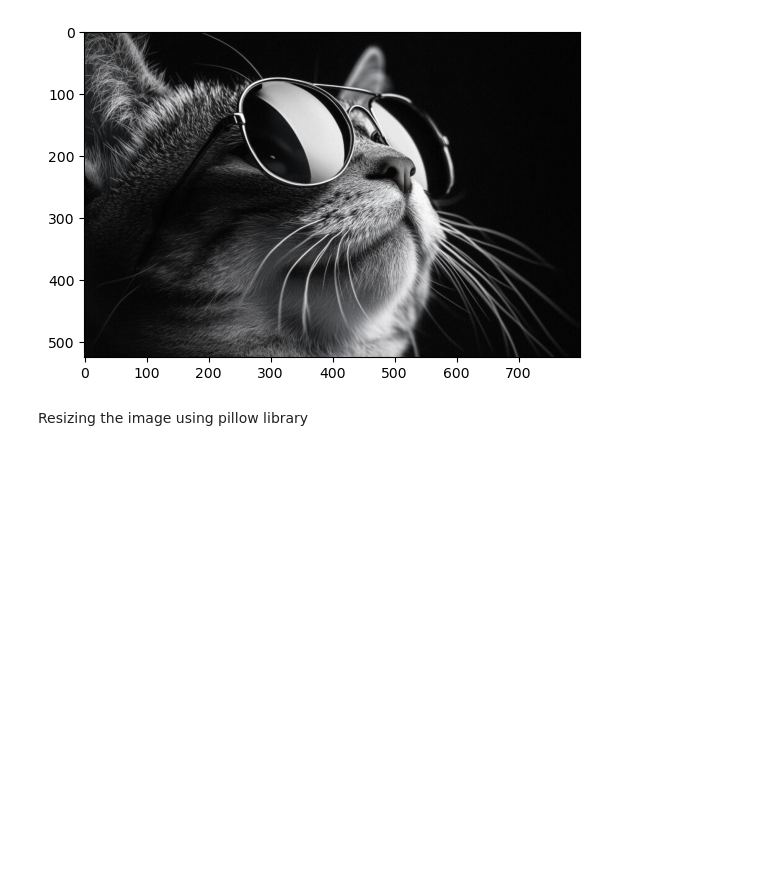
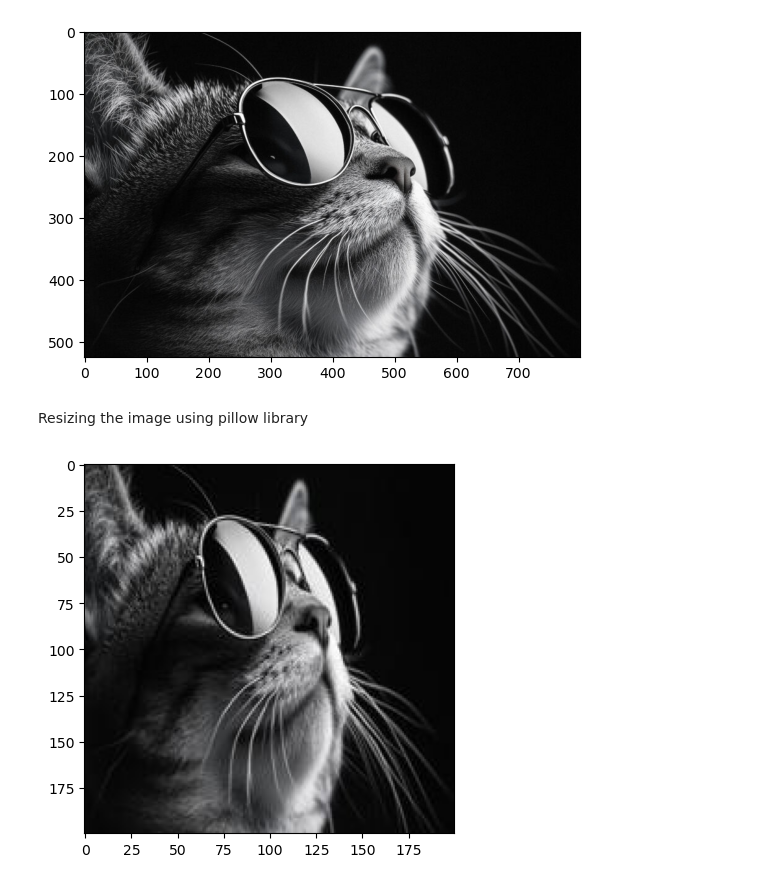
Before and after one commit to kayikalvin/image-preprocessing-for-deep-learning, a Jupyter notebook: file.ipynb, the cells around one changed output. Drawn from its saved outputs; the diff is of its cells as text; code cells hidden in the pictures; blank space fills up the shorter version.

Commit message:
resizing image

```diff
--- a/file.ipynb
+++ b/file.ipynb
@@ -69,0 +76,7 @@ from PIL import Image
+# %%
+# read in the image as a numpy array
+img_res =mpimg.imread('/home/kayi/Desktop/ML projects/Image processing for DL/cat_image_resized.jpg')
+img_plot_plot = plt.imshow(img_res)
+plt.show()
+# %% [output]
+[figure, added]
```
Also changed, not shown: parts of 2 cells of this notebook, 1 other file.
